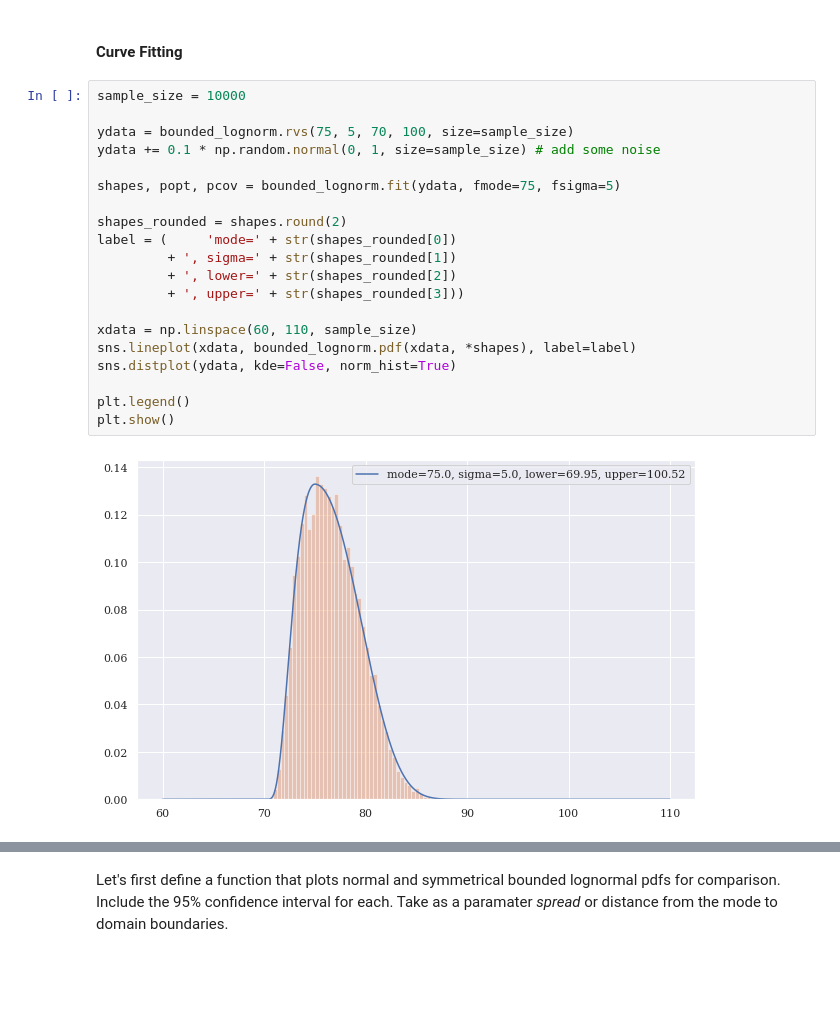
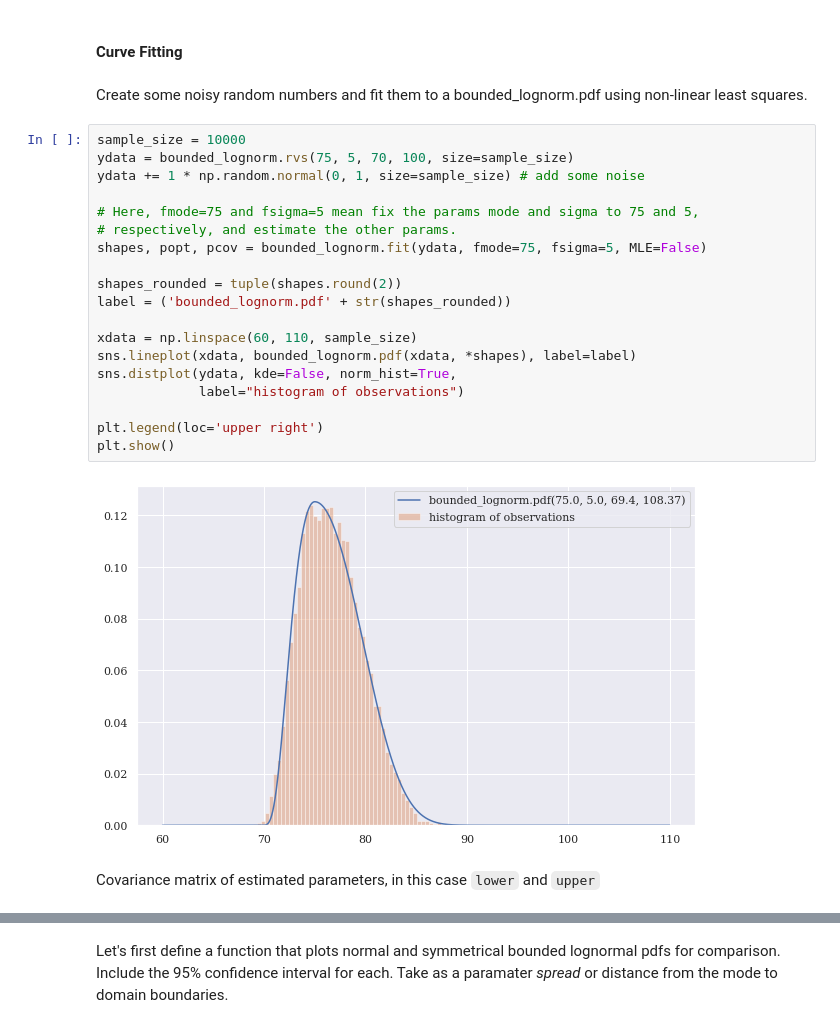
Before and after one commit to tedteske/bounded_lognorm, a Jupyter notebook: bounded_lognorm.ipynb, the cells around one changed output, grey strips where cells are left out. Drawn from its saved outputs; the diff is of its cells as text; blank space fills up the shorter version.

```diff
--- a/bounded_lognorm.ipynb
+++ b/bounded_lognorm.ipynb
@@ -614,28 +718,31 @@ mean, var, skew, kurt
 (array(5.84940914), array(14.5290209), array(0.13655249), array(-0.6632001))
 # %% [markdown]
 #### Curve Fitting
+# %% [markdown]
+Create some noisy random numbers and fit them to a bounded_lognorm.pdf using non-linear least squares.
 # %%
 sample_size = 10000
+ydata = bounded_lognorm.rvs(75, 5, 70, 100, size=sample_size)
+ydata += 1 * np.random.normal(0, 1, size=sample_size) # add some noise
 
-ydata = bounded_lognorm.rvs(75, 5, 70, 100, size=sample_size)
-ydata += 0.1 * np.random.normal(0, 1, size=sample_size) # add some noise
+# Here, fmode=75 and fsigma=5 mean fix the params mode and sigma to 75 and 5,
+# respectively, and estimate the other params.
+shapes, popt, pcov = bounded_lognorm.fit(ydata, fmode=75, fsigma=5, MLE=False)
 
-shapes, popt, pcov = bounded_lognorm.fit(ydata, fmode=75, fsigma=5)
-
-shapes_rounded = shapes.round(2)
-label = (     'mode=' + str(shapes_rounded[0])
-         + ', sigma=' + str(shapes_rounded[1])
-         + ', lower=' + str(shapes_rounded[2])
-         + ', upper=' + str(shapes_rounded[3]))
+shapes_rounded = tuple(shapes.round(2))
+label = ('bounded_lognorm.pdf' + str(shapes_rounded))
 
 xdata = np.linspace(60, 110, sample_size)
 sns.lineplot(xdata, bounded_lognorm.pdf(xdata, *shapes), label=label)
-sns.distplot(ydata, kde=False, norm_hist=True)
+sns.distplot(ydata, kde=False, norm_hist=True,
+             label="histogram of observations")
 
-plt.legend()
+plt.legend(loc='upper right')
 plt.show()
 # %% [output]
-[figure, old version]
+[figure, new version]
+# %% [markdown]
+Covariance matrix of estimated parameters, in this case `lower` and `upper`
 # %%
 pcov
 # %% [output]
```
Also changed, not shown: parts of 50 cells of this notebook.
